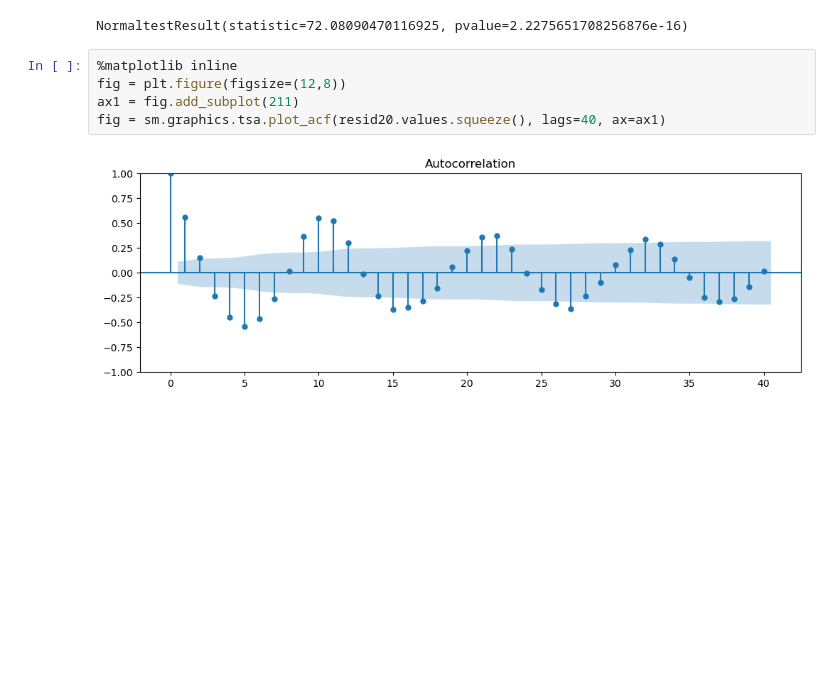
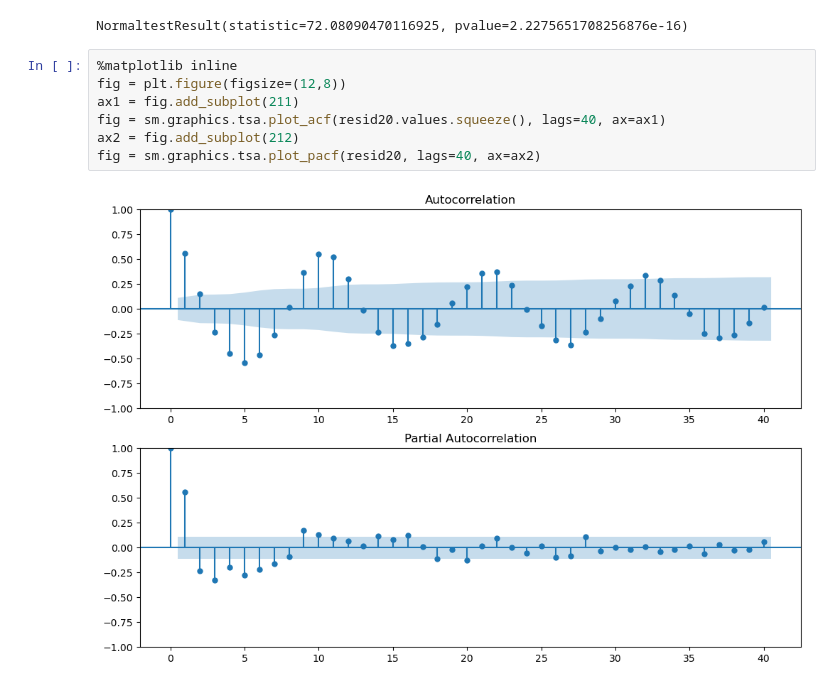
Before and after one commit to Takato-1887/Time_Series_-Analysis_Projects, a Jupyter notebook: Times_series_Project_1/Time_Series_Project1.ipynb, the cells around one changed output. Cells and saved outputs as stored; diff of their text form; blank space fills up the shorter version.

Commit message:
Update Time_Series_Project1.ipynb
Attaching the partial correlation graph together

```diff
--- a/Times_series_Project_1/Time_Series_Project1.ipynb
+++ b/Times_series_Project_1/Time_Series_Project1.ipynb
@@ -155,7 +155,9 @@ NormaltestResult(statistic=72.08090470116925, pvalue=2.2275651708256876e-16)
 # %%
 %matplotlib inline
 fig = plt.figure(figsize=(12,8))
 ax1 = fig.add_subplot(211)
 fig = sm.graphics.tsa.plot_acf(resid20.values.squeeze(), lags=40, ax=ax1)
+ax2 = fig.add_subplot(212)
+fig = sm.graphics.tsa.plot_pacf(resid20, lags=40, ax=ax2)
 # %% [output]
-[figure, old version]
+[figure, new version]
```
